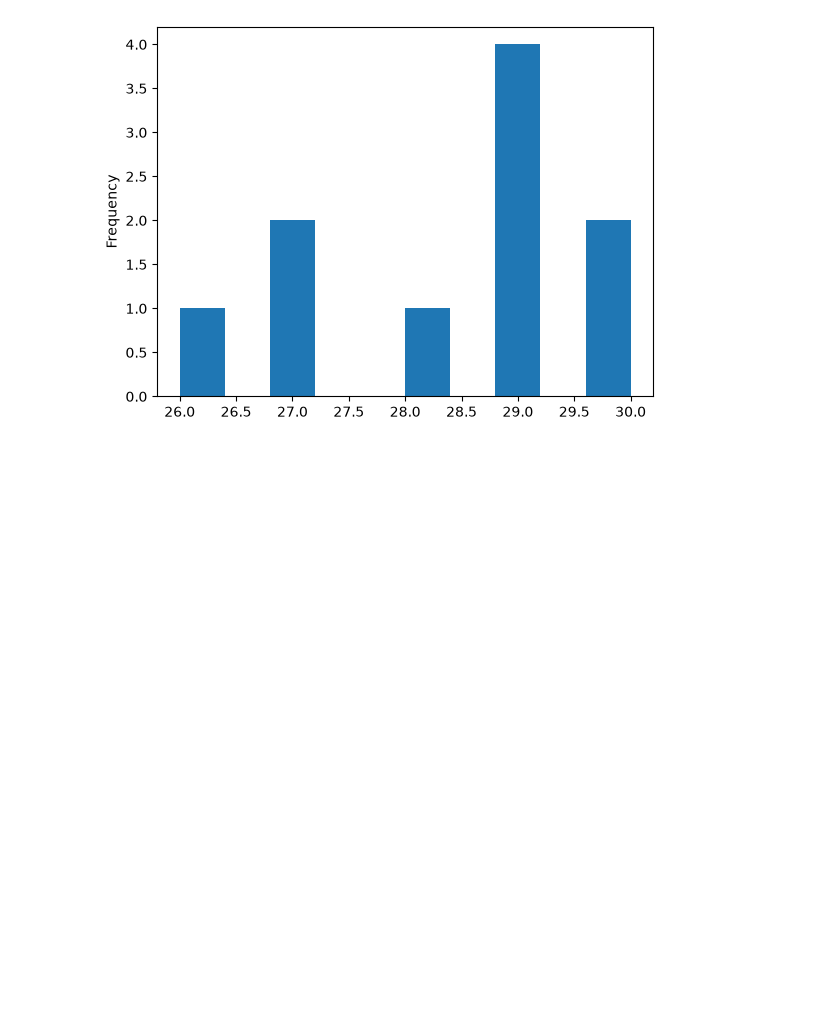
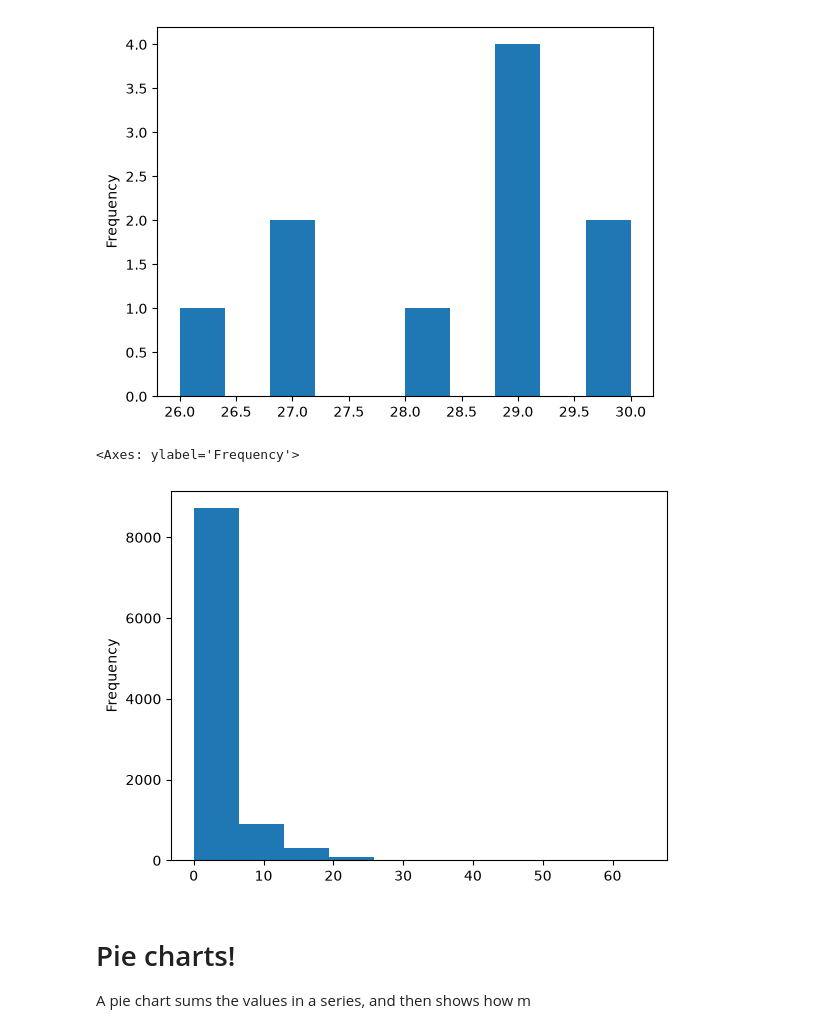
Before and after one commit to reuven/BDTMSD-Python-2026-07, a Jupyter notebook: BDTMSD-Python-2026-10-09.ipynb, the cells around one changed output. Cells and saved outputs as stored; diff of their text form; code cells hidden in the pictures; blank space fills up the shorter version.

```diff
--- a/BDTMSD-Python-2026-10-09.ipynb
+++ b/BDTMSD-Python-2026-10-09.ipynb
@@ -521,4 +521,11 @@ df['high'].plot.hist()
 # %%
 df = pd.read_csv('taxi.csv')
 # %%
-df['trip_distance'
+df['trip_distance'].plot.hist()
+# %% [output]
+<Axes: ylabel='Frequency'>
+[figure, added]
+# %% [markdown]
+# Pie charts!
+
+A pie chart sums the values in a series, and then shows how m
```
